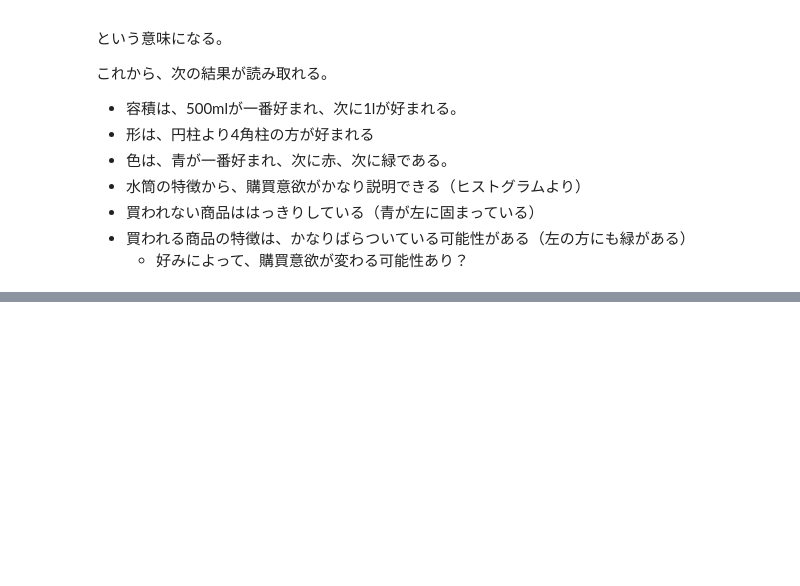
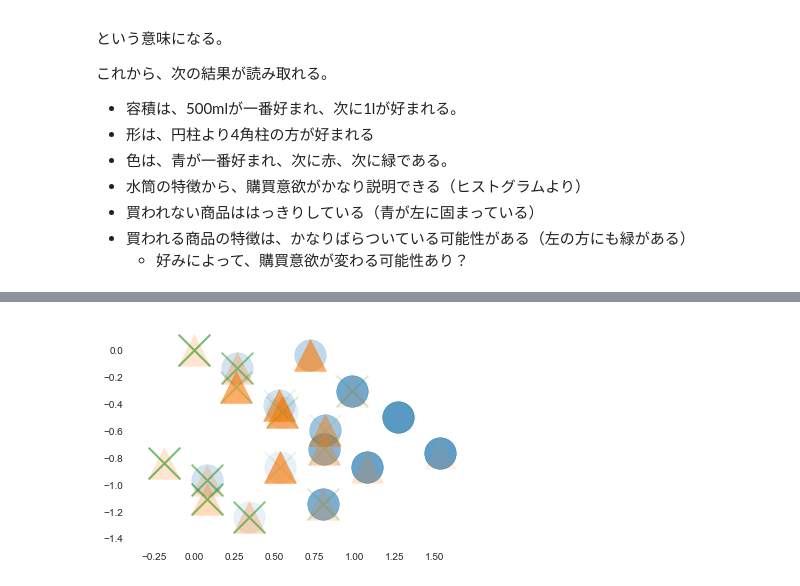
Before and after one commit to sugiyama34/AIciaSolidProject, a Jupyter notebook: 071.Qualitization/Quantization_II.ipynb, the cells around one changed output, grey strips where cells are left out. Drawn from its saved outputs; the diff is of its cells as text; code cells hidden in the pictures; blank space fills up the shorter version.

Commit message:
add scatter

```diff
--- a/071.Qualitization/Quantization_II.ipynb
+++ b/071.Qualitization/Quantization_II.ipynb
@@ -232,0 +235,12 @@ $$
+# %%
+eig_vals, eig_vecs = np.linalg.eig(np.linalg.inv(S_tot).dot(S_between))
+
+argsort_ev = np.argsort(eig_vals)
+
+idx_eta_square_2 = argsort_ev[-2]
+eta_square_2 = eig_vals[idx_eta_square_2]
+qualitization_vector_2 = eig_vecs[:, idx_eta_square_2]
+
+print('idx_eta_square_2:', idx_eta_square_2)
+print('eta_square_2:', eta_square_2)
+print('qualitization_vector_2:', qualitization_vector_2)
@@ -232,0 +251,4 @@ $$
+# %%
+df_data_with_y['y2'] = X[dependent_vars].dot(qualitization_vector_2)
+
+df_data_with_y
@@ -232,0 +269,12 @@ $$
+# %%
+markers = {
+    '◯': 'o',
+    '△': '^',
+    '×': 'x',
+}
+
+for wanna_buy in ['◯', '△', '×']:
+    data = df_data_with_y[df_data_with_y['購買意欲'] == wanna_buy]
+    plt.scatter(data['y'], data['y2'], s=1000, marker=markers[wanna_buy], alpha=0.1)
+# %% [output]
+[figure, added]
```
Also changed, not shown: parts of 3 cells of this notebook, 1 other file.
